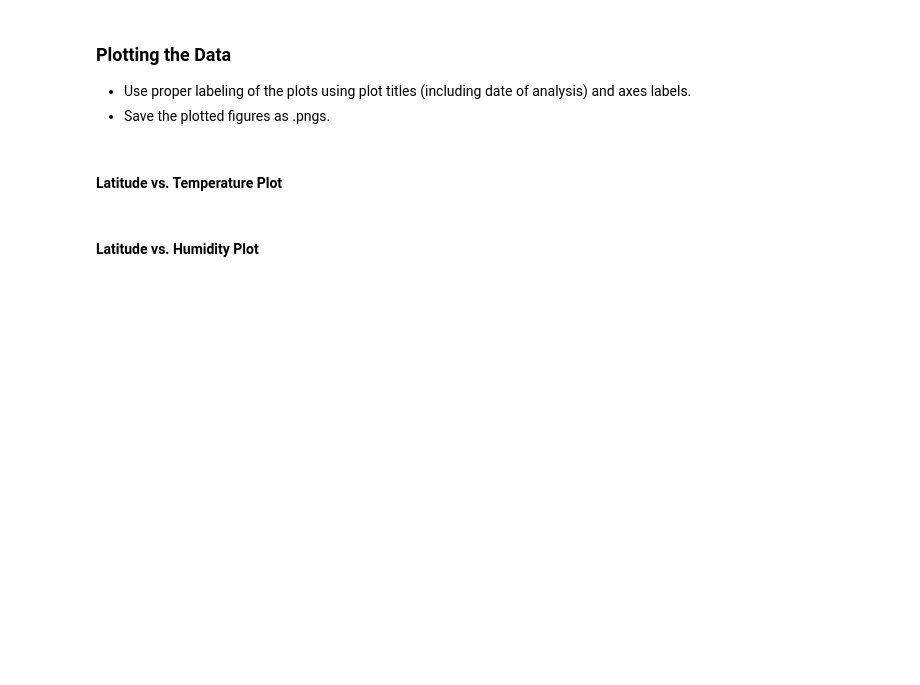
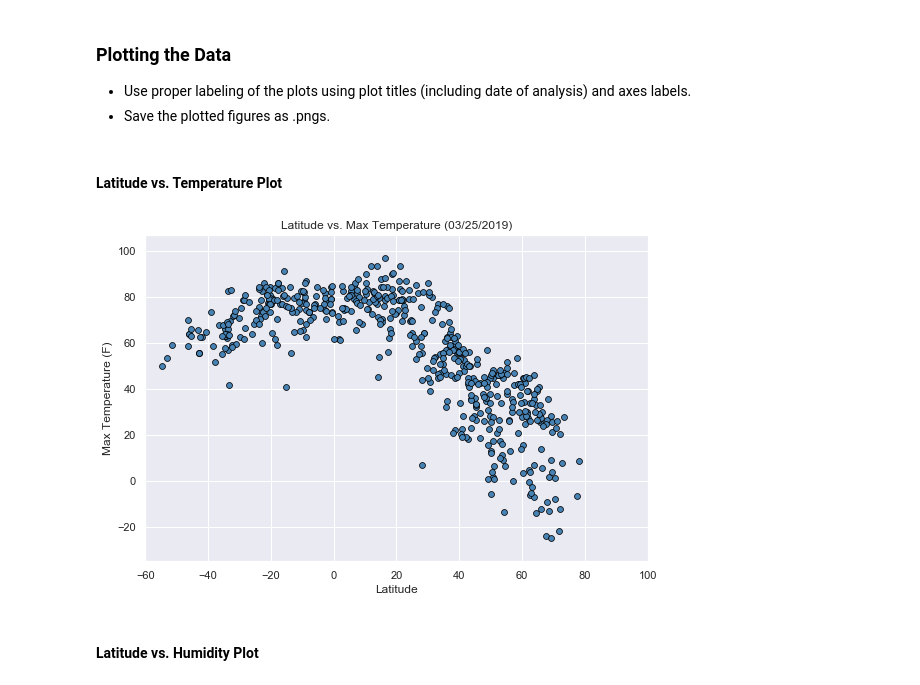
Before and after one commit to valarjeya28/Python-API, a Jupyter notebook: starter_code/WeatherPy.ipynb, the cells around one changed output. Saved outputs shown, nothing was run; the diff lists cells and outputs as text; code cells hidden in the pictures; blank space fills up the shorter version.

```diff
--- a/starter_code/WeatherPy.ipynb
+++ b/starter_code/WeatherPy.ipynb
@@ -81,6 +83,9 @@ temp = []
 humid = []
 clouds = []
 wind = []
+country=[]
+Date=[]
+max_temp=[]
 
 #Loop through each city, extract required items, and print result
 print('------------------------------')
@@ -91,10 +96,14 @@ for city in cities:
     set_count += 1
     try:
         city_data = (requests.get(url + '&q=' + city)).json()
+        #print(city_data)
         city_name.append(city_data['name'])
+        Date.append(city_data['dt'])
+        country.append(city_data['sys']['country'])
         lat.append(city_data['coord']['lat'])
         lng.append(city_data['coord']['lon'])
         temp.append(city_data['main']['temp'])
+        max_temp.append(city_data['main']['temp_max'])
         humid.append(city_data['main']['humidity'])
         clouds.append(city_data['clouds']['all'])
         wind.append(city_data['wind']['speed'])
@@ -133,12 +142,16 @@ City number 543 of set543 complete. | ponnani
 # %%
 #Create a dataframe with required items
 city_data_df = pd.DataFrame({'City': city_name,
+                             'Country': country,
+                             'Date':Date,
                             'Latitude': lat,
                             'Longitude': lng,
                             'Temperature': temp,
                             'Humidity': humid,
                             'Cloudiness': clouds,
-                            'Wind Speed': wind})
+                             'Max_Temp': max_temp,
+                            'Wind Speed': wind
+                            })
 
 #Save dataframe as csv
 pd.DataFrame.to_csv(city_data_df, 'city_data.csv')
@@ -150,5 +170,31 @@ city_data_df.head()
 * Save the plotted figures as .pngs.
 # %% [markdown]
 #### Latitude vs. Temperature Plot
+# %%
+# Set the aesthetic using Seaborn
+sns.set()
+
+# Increase the size of the figure
+plt.figure(figsize=(9,6))
+
+# Plot the lat vs the max temp
+plt.scatter(x = city_data_df['Latitude'], y = city_data_df['Max_Temp'],
+            linewidths = 0.75, edgecolors = 'black', color = 'steelblue', s=35)
+
+# Add labeling
+# This extracts the date and returns it in the local time zone
+weather_dt = datetime.fromtimestamp(city_data_df.loc[0,"Date"]).strftime('%m/%d/%Y')
+plt.title(f"Latitude vs. Max Temperature ({weather_dt})")
+plt.xlabel("Latitude")
+plt.ylabel("Max Temperature (F)")
+
+# Modify ticks
+plt.xlim(-60,100)
+plt.ylim(min(city_data_df['Max_Temp']) - 10, max(city_data_df['Max_Temp']) + 10)
+
+#plt.grid()
+plt.show()
+# %% [output]
+[figure, added]
 # %% [markdown]
 #### Latitude vs. Humidity Plot
```
Also changed, not shown: parts of 7 cells of this notebook.
